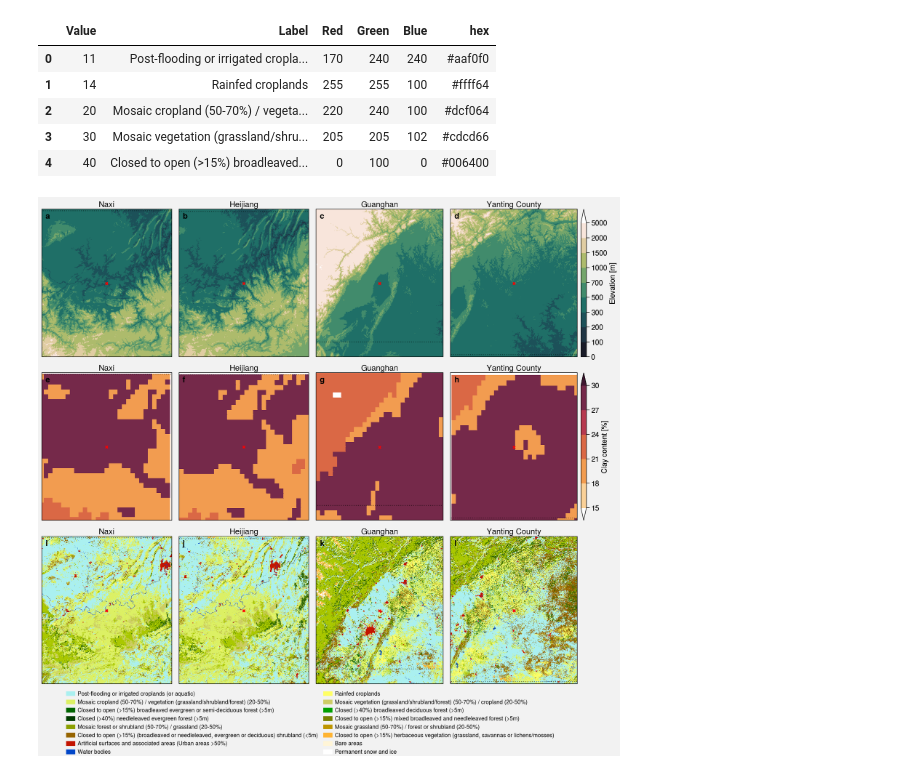
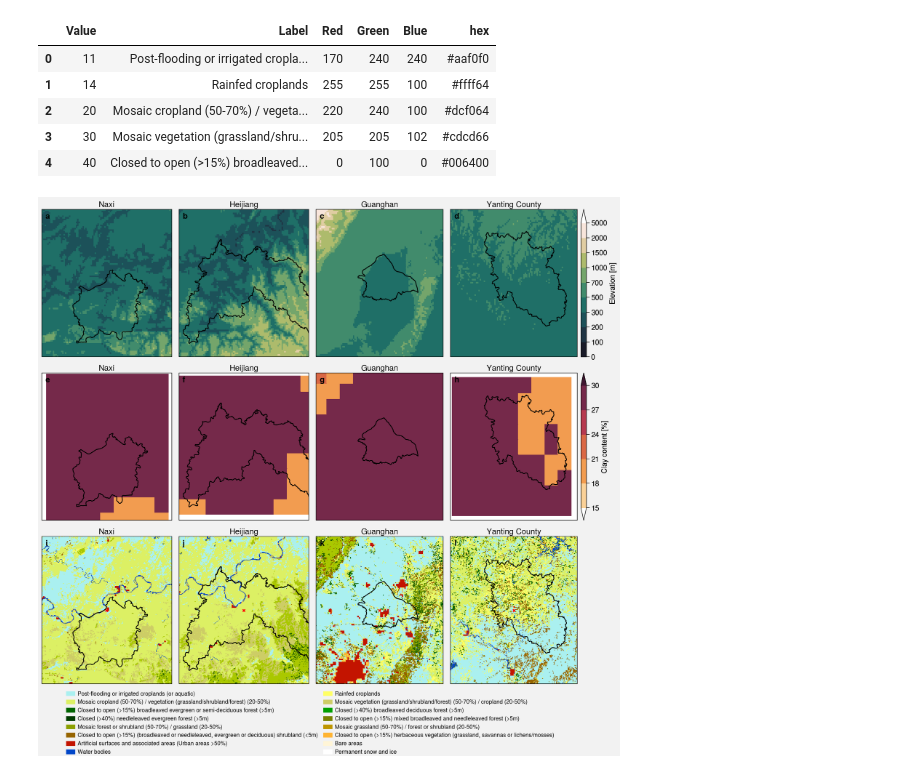
Before and after one commit to cwerner/janz_china_region_selection, a Jupyter notebook: china_region_spotting.ipynb, the cells around one changed output. Saved outputs shown, nothing was run; the diff lists cells and outputs as text; code cells hidden in the pictures.

```diff
--- a/china_region_spotting.ipynb
+++ b/china_region_spotting.ipynb
@@ -21,0 +34,13 @@ loc["Yanting County"] = (31.208,105.389)
+# %%
+# features from OSM
+dfs = []
+for district in loc.keys():
+    lat, lon, long_name = loc[district]
+    long_name = long_name.replace(", ","+")
+    geo_json = requests.get(f"https://nominatim.openstreetmap.org/search.php?q={long_name}&polygon_geojson=1&format=geojson")
+    gdf = gpd.read_file(geo_json.text)
+    gdf["name"] = long_name
+    gdf = gdf.loc[gdf["category"] == "boundary"]
+    dfs.append(gdf)
+gdf = pd.concat(dfs)
+gdf
@@ -115,7 +146,7 @@ axs.format(abc=True, abcloc='ul', abcborder=False)
 
 regions = ['Naxi', 'Heijiang', 'Guanghan', 'Yanting County']
 
-r = 1.25   # radius to plot around center coord / degrees
+r = .4   # radius to plot around center coord / degrees
 
 
 # Row A: DEM ----------------------
@@ -125,7 +156,7 @@ VMAX = 3000
 LEVELS = [0, 100, 200, 300, 500, 700, 1000, 1500, 2000, 5000]
 
 for i, region in enumerate(regions):
-    la, lo = loc[region]
+    la, lo, _ = loc[region]
     axs[i+R].pcolormesh(
         da_gtopo30.sel(lat=slice(la-r, la+r), lon=slice(lo-r, lo+r)),
         cmap='boreal_r',
@@ -136,12 +167,13 @@ for i, region in enumerate(regions):
         #linewidth=0.7, #color='gray7'
     )
 
+
 # Row B: SOIL ---------------------- DUMMY
 R += NCOLS
 VMIN = 15
 VMAX = 30
 for i, region in enumerate(regions):
-    la, lo = loc[region]
+    la, lo, _ = loc[region]
     axs[i+R].pcolormesh(
         da_soil.CLPC.sel(lat=slice(la-r, la+r), lon=slice(lo-r, lo+r)),
         cmap='fire',
@@ -164,7 +196,7 @@ present_lu_classes = []
 
 
 for i, region in enumerate(regions):
-    la, lo = loc[region]
+    la, lo, _ = loc[region]
     subset = da_lu.sel(lat=slice(la-r, la+r), lon=slice(lo-r, lo+r))
     m = axs[i+R].pcolormesh(
         subset,
@@ -176,33 +208,41 @@ for i, region in enumerate(regions):
 
 # unify landuse classes from all subplots
 present_lu_classes = list(set(present_lu_classes))
 
 
 # ---------------------- formatting for all plots
+import cartopy.crs as ccrs
 
 for j in range(NROWS):
     R = j*NCOLS
     for i, region in enumerate(regions):
-        la, lo = loc[region]
-        axs[i+R].scatter([lo], [la], color='red', marker='x')
+        la, lo, long_name = loc[region]
+
+        # boundary
+        district = gdf.loc[gdf.name == long_name]
+#         district.boundary.plot(ax=axs[i+R], color='red', linewidth=5, zorder=5)
+
+#         axs[i+R].scatter([lo], [la], color='red', marker='x')
         axs[i+R].format(
             title=regions[i],
             lonlim=(lo-r, lo+r), latlim=(la-r, la+r),
             borders=True, coast=True, ocean=True, oceancolor='lightskyblue',
         )
 
+        axs[i+R].add_geometries(district.geometry, crs = ccrs.PlateCarree(),
+                          edgecolor='black', facecolor="none", zorder = 5)
 
 
 # custom legend magic - LU classes
 handles = []
 for pc in list(present_lu_classes):
     row = lu_legend.loc[pc]
 
     patch = mpatches.Patch(color=row.hex, label=row.Label)
     handles.append(patch)
 
 
 f.legend(handles=handles, frame=False, loc='b', ncols=2, fontsize=7)
 f.savefig('plot_china_sites.png', facecolor='w')
 # %% [output]
-[figure, old version]
+[figure, new version]
```
Also changed, not shown: parts of 4 cells of this notebook.
